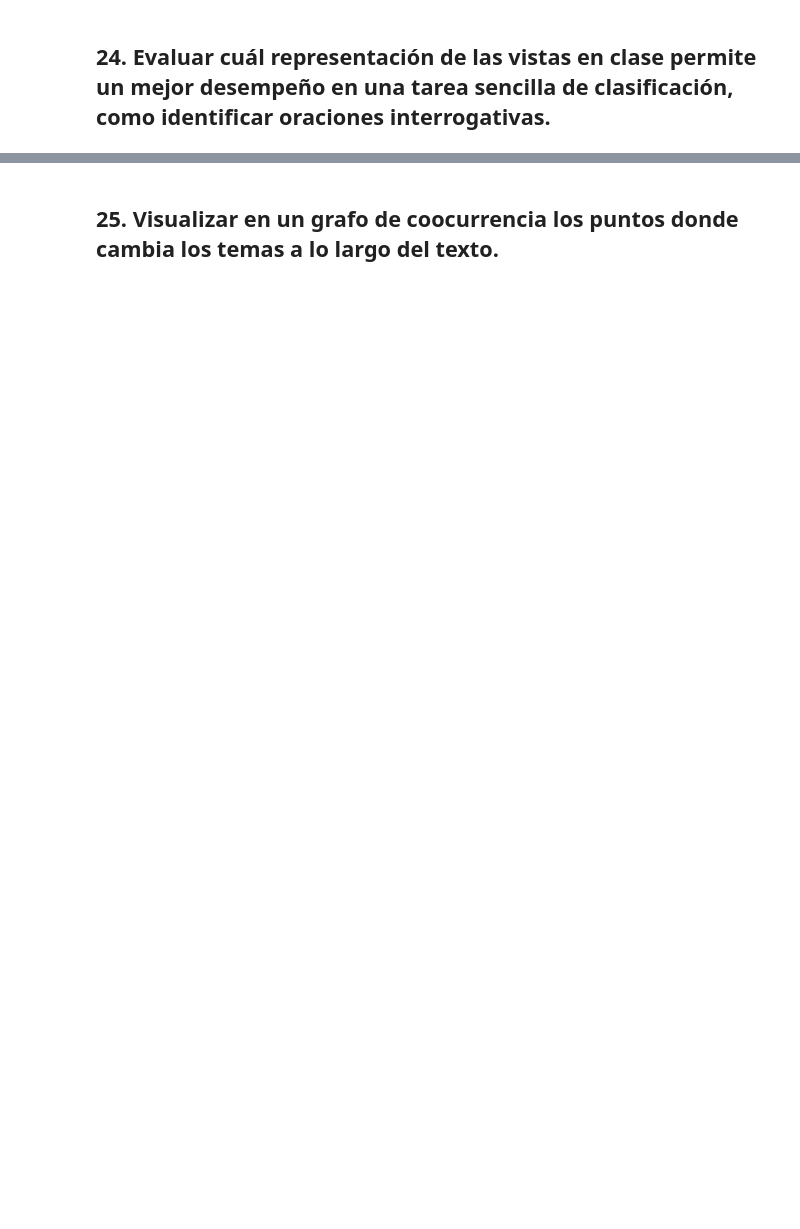
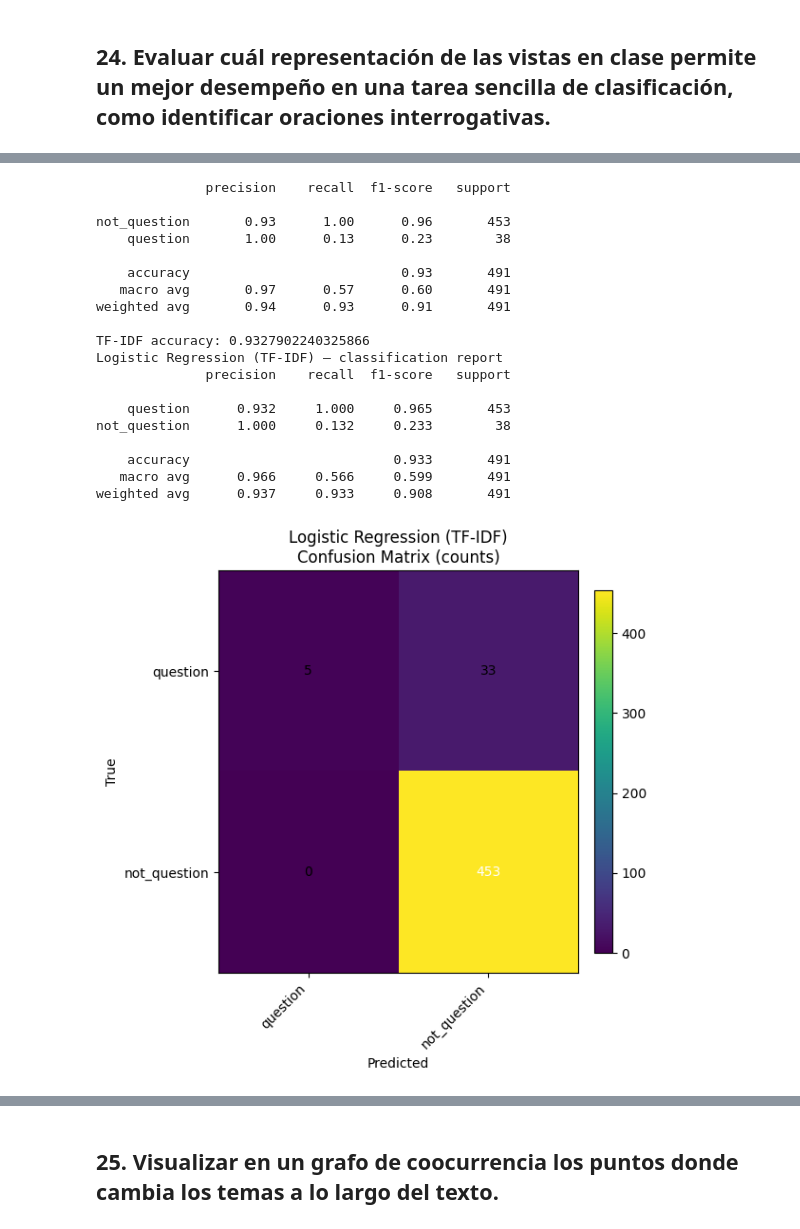
Before and after one commit to RicardoCalvoP/TC3007C, a Jupyter notebook: NaturalLanguageProcessing/A01028889Exam.ipynb, the cells around one changed output, grey strips where cells are left out. Cells and saved outputs as stored; diff of their text form; code cells hidden in the pictures; blank space fills up the shorter version.

```diff
--- a/NaturalLanguageProcessing/A01028889Exam.ipynb
+++ b/NaturalLanguageProcessing/A01028889Exam.ipynb
@@ -1114,0 +1220,47 @@ for k, sent in enumerate(valid_sentences):
+# %%
+tfidf_vec = TfidfVectorizer(
+    token_pattern=r"(?u)\b\w[\w']+\b",
+    sublinear_tf=True,
+    use_idf=True,
+)
+
+X_train_tfidf = tfidf_vec.fit_transform(sent_train)
+X_test_tfidf  = tfidf_vec.transform(sent_test)
+
+clf_tfidf = LogisticRegression(max_iter=500)
+clf_tfidf.fit(X_train_tfidf, y_train)
+
+y_pred_tfidf = clf_tfidf.predict(X_test_tfidf)
+
+print(classification_report(y_test, y_pred_tfidf))
+
+acc_tfidf = clf_tfidf.score(X_test_tfidf, y_test)
+print("TF-IDF accuracy:", acc_tfidf)
+
+cm = plot_confusion_matrix(
+    y_test,
+    y_pred_tfidf,
+    class_names=["question", "not_question"],
+    title_prefix="Logistic Regression (TF-IDF)"
+)
+# %% [output]
+              precision    recall  f1-score   support
+
+not_question       0.93      1.00      0.96       453
+    question       1.00      0.13      0.23        38
+
+    accuracy                           0.93       491
+   macro avg       0.97      0.57      0.60       491
+weighted avg       0.94      0.93      0.91       491
+
+TF-IDF accuracy: 0.9327902240325866
+Logistic Regression (TF-IDF) — classification report
+              precision    recall  f1-score   support
+
+    question      0.932     1.000     0.965       453
+not_question      1.000     0.132     0.233        38
+
+    accuracy                          0.933       491
+   macro avg      0.966     0.566     0.599       491
+weighted avg      0.937     0.933     0.908       491
+[figure, added]
```
Also changed, not shown: parts of 54 cells of this notebook.
